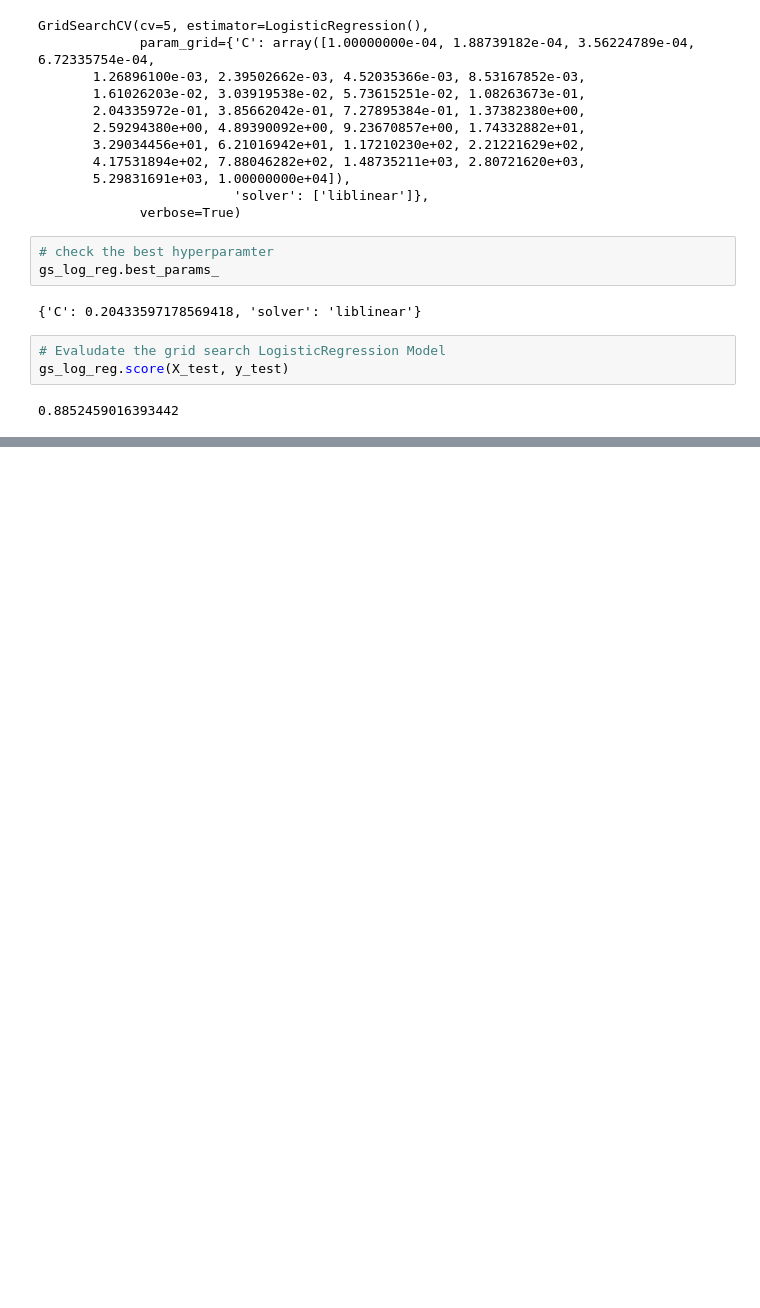
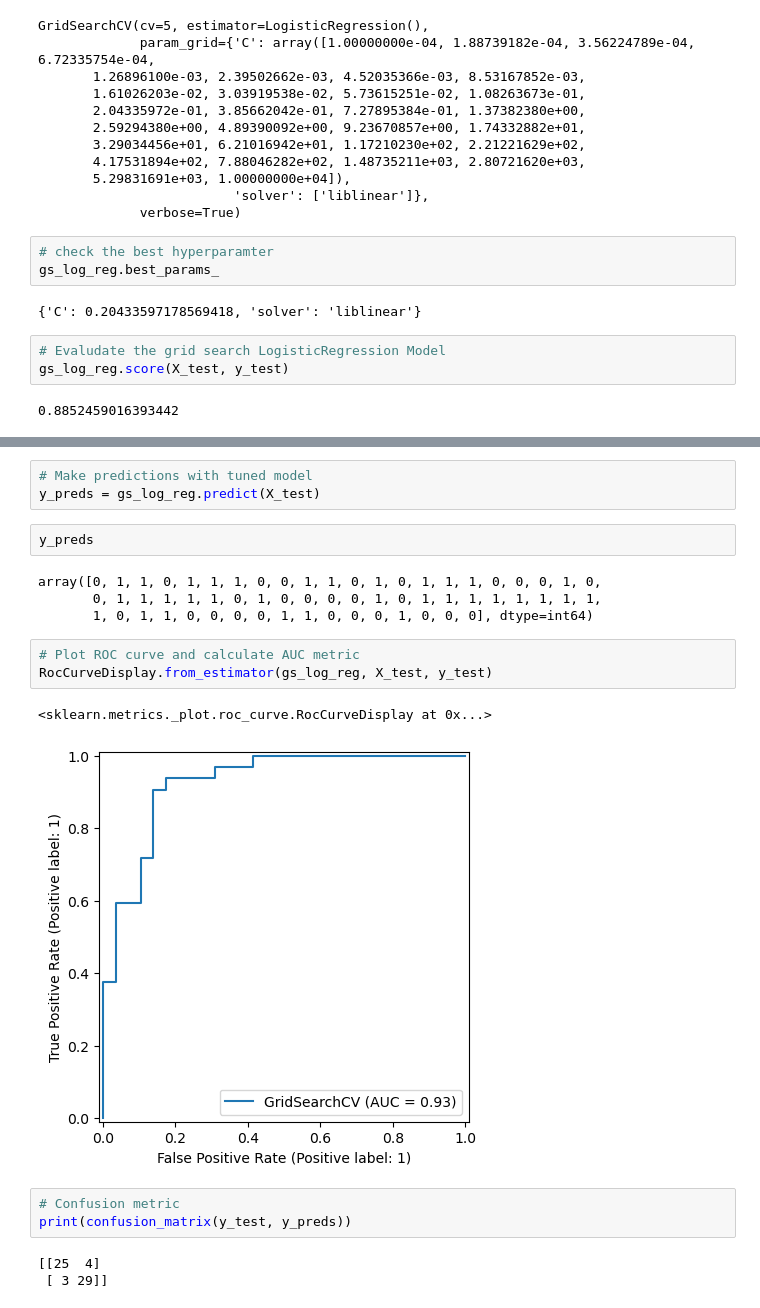
Before and after one commit to singhgauravv/heart_disease_classification_model, a Jupyter notebook: heart-disease-model.ipynb, the cells around one changed output, grey strips where cells are left out. Cells and saved outputs as stored; diff of their text form; blank space fills up the shorter version.

Commit message:
Model complete with ~89% accuracy.

```diff
--- a/heart-disease-model.ipynb
+++ b/heart-disease-model.ipynb
@@ -639,0 +651,21 @@ gs_log_reg.score(X_test, y_test)
+# %%
+# Make predictions with tuned model
+y_preds = gs_log_reg.predict(X_test)
+# %%
+y_preds
+# %% [output]
+array([0, 1, 1, 0, 1, 1, 1, 0, 0, 1, 1, 0, 1, 0, 1, 1, 1, 0, 0, 0, 1, 0,
+       0, 1, 1, 1, 1, 1, 0, 1, 0, 0, 0, 0, 1, 0, 1, 1, 1, 1, 1, 1, 1, 1,
+       1, 0, 1, 1, 0, 0, 0, 0, 1, 1, 0, 0, 0, 1, 0, 0, 0], dtype=int64)
+# %%
+# Plot ROC curve and calculate AUC metric
+RocCurveDisplay.from_estimator(gs_log_reg, X_test, y_test)
+# %% [output]
+<sklearn.metrics._plot.roc_curve.RocCurveDisplay at 0x...>
+[figure, added]
+# %%
+# Confusion metric
+print(confusion_matrix(y_test, y_preds))
+# %% [output]
+[[25  4]
+ [ 3 29]]
```
Also changed, not shown: parts of 16 cells of this notebook.
